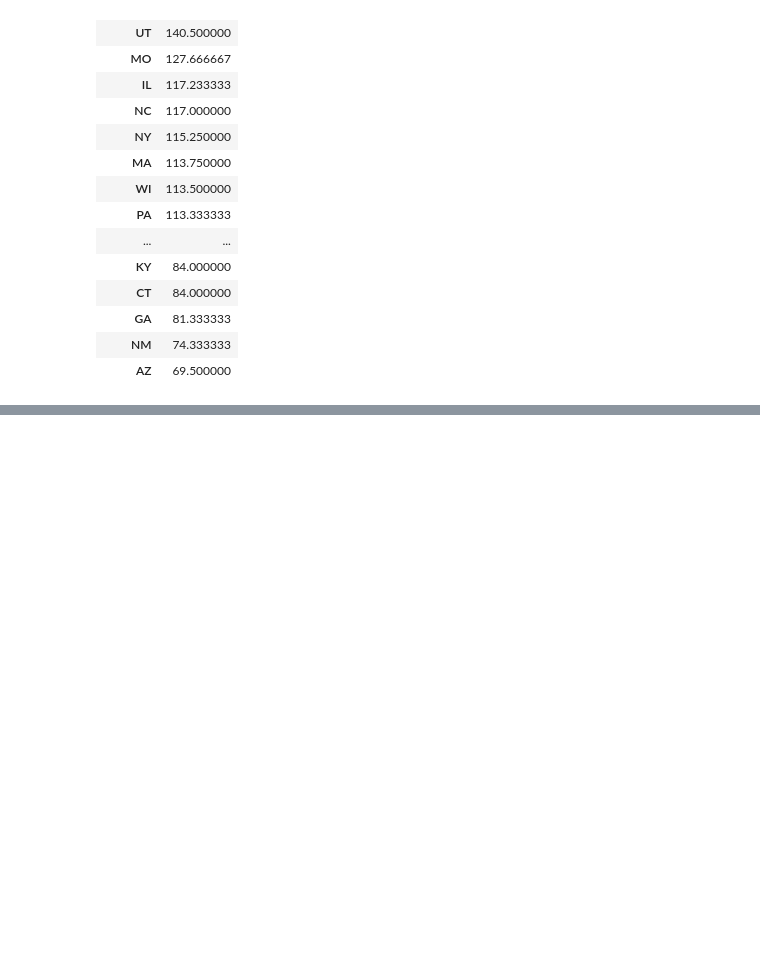
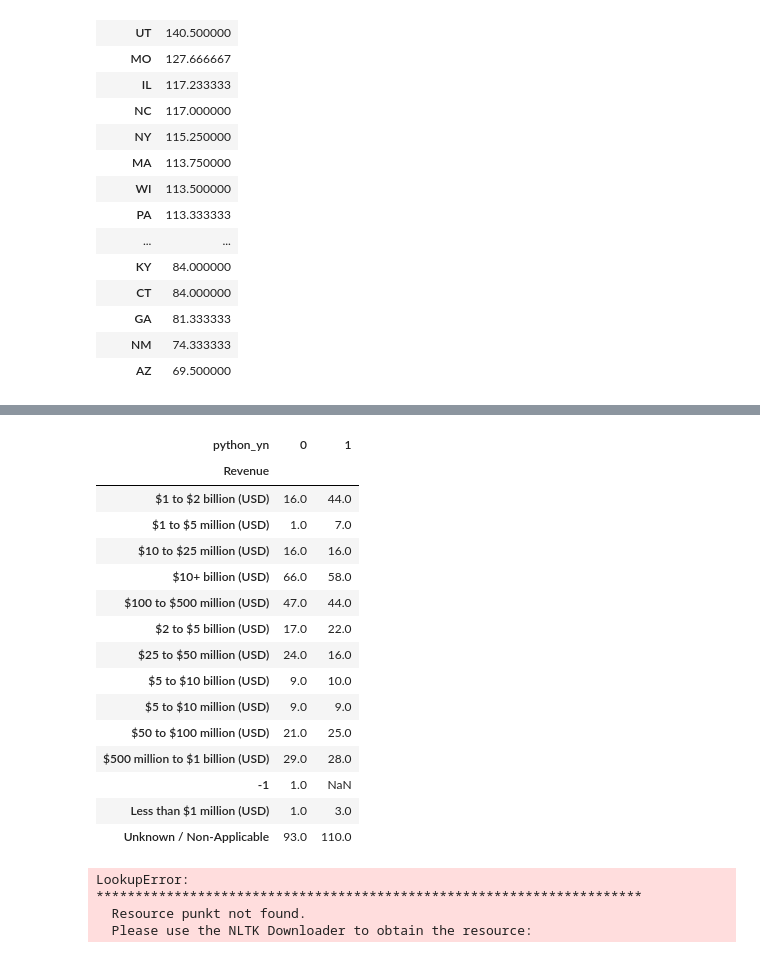
Before and after one commit to Sufi-to/Ds_salary_estimator, a Jupyter notebook: cleaning.ipynb, the cells around one changed output, grey strips where cells are left out. Cells and saved outputs as stored; diff of their text form; code cells hidden in the pictures; blank space fills up the shorter version.

```diff
--- a/cleaning.ipynb
+++ b/cleaning.ipynb
@@ -383,0 +382,2 @@ df.to_csv('eda_data.csv')
+# %%
+df_pivots = df[['Rating', 'Industry', 'Sector', 'Revenue', 'num_comp', 'hourly', 'employer_provided', 'python_yn', 'R_yn', 'spark', 'aws', 'excel', 'Type of ownership','avg_salary']]
@@ -383,0 +407,19 @@ df.to_csv('eda_data.csv')
+# %%
+pd.pivot_table(df_pivots, index = 'Revenue', columns = 'python_yn', values = 'avg_salary', aggfunc = 'count')
+# %% [output]
+| python_yn | 0 | 1 |
+| Revenue |  |  |
+| $1 to $2 billion (USD) | 16.0 | 44.0 |
+| $1 to $5 million (USD) | 1.0 | 7.0 |
+| $10 to $25 million (USD) | 16.0 | 16.0 |
+| $10+ billion (USD) | 66.0 | 58.0 |
+| $100 to $500 million (USD) | 47.0 | 44.0 |
+| $2 to $5 billion (USD) | 17.0 | 22.0 |
+| $25 to $50 million (USD) | 24.0 | 16.0 |
+| $5 to $10 billion (USD) | 9.0 | 10.0 |
+| $5 to $10 million (USD) | 9.0 | 9.0 |
+| $50 to $100 million (USD) | 21.0 | 25.0 |
+| $500 million to $1 billion (USD) | 29.0 | 28.0 |
+| -1 | 1.0 | NaN |
+| Less than $1 million (USD) | 1.0 | 3.0 |
+| Unknown / Non-Applicable | 93.0 | 110.0 |
@@ -383,0 +432,30 @@ df.to_csv('eda_data.csv')
+# %%
+words = " ".join(df['Job Description'])
+
+def punctuation_stop(text):
+    """remove punctuation and stop words"""
+    filtered = []
+    stop_words = set(stopwords.words('english'))
+    word_tokens = word_tokenize(text)
+    for w in word_tokens:
+        if w not in stop_words and w.isalpha():
+            filtered.append(w.lower())
+    return filtered
+
+
+words_filtered = punctuation_stop(words)
+
+text = " ".join([ele for ele in words_filtered])
+
+wc= WordCloud(background_color="white", random_state=1,stopwords=STOPWORDS, max_words = 2000, width =800, height = 1500)
+wc.generate(text)
+
+plt.figure(figsize=[10,10])
+plt.imshow(wc, interpolation="bilinear")
+plt.axis('off')
+plt.show()
+# %% [output]
+LookupError:
+**********************************************************************
+  Resource punkt not found.
+  Please use the NLTK Downloader to obtain the resource:
```
Also changed, not shown: parts of 4 cells of this notebook, 2 other files.
